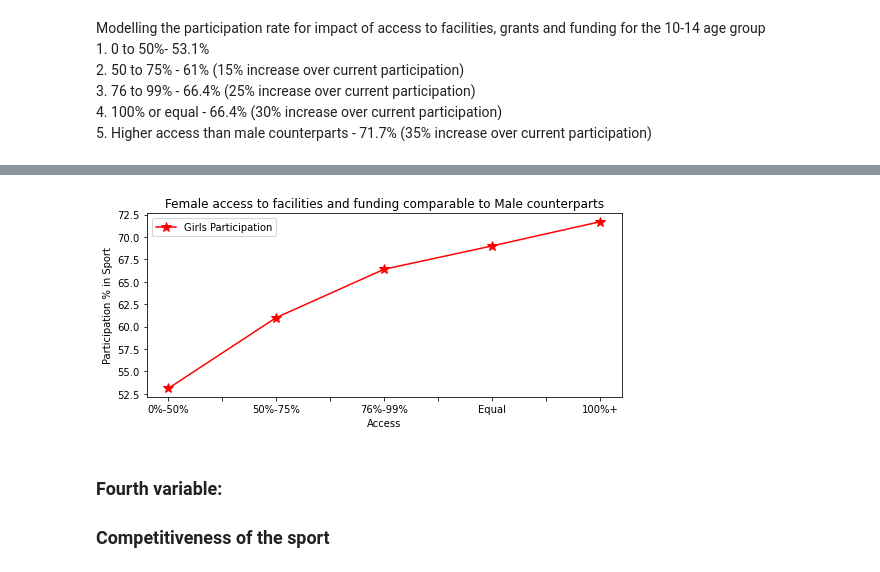
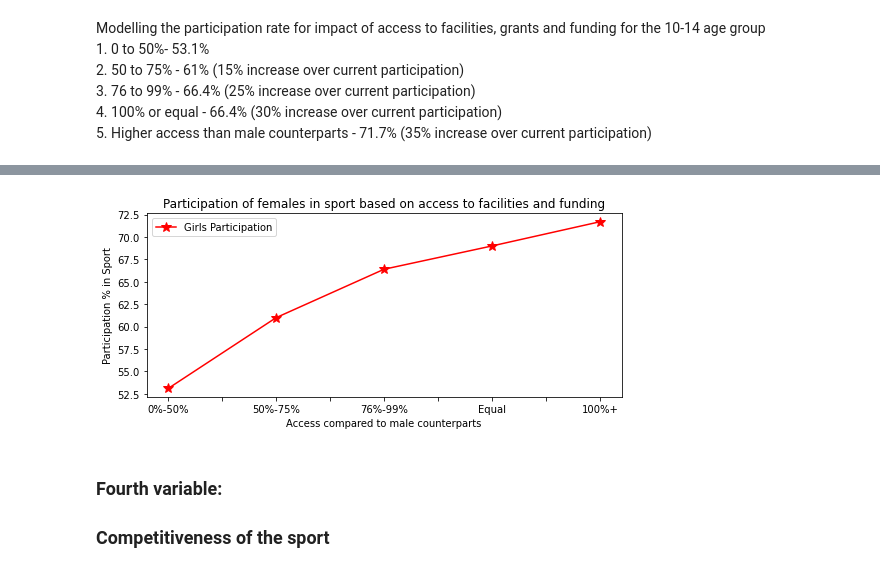
Before and after one commit to Michelleoc/programming-for-data-analysis-project, a Jupyter notebook: project.ipynb, the cells around one changed output, grey strips where cells are left out. Saved outputs shown, nothing was run; the diff lists cells and outputs as text; code cells hidden in the pictures.

```diff
--- a/project.ipynb
+++ b/project.ipynb
@@ -286,6 +302,7 @@ Modelling the participation rate for impact of access to facilities, grants and
     4. 100% or equal - 66.4% (30% increase over current participation)
     5. Higher access than male counterparts - 71.7% (35% increase over current participation)
 # %%
-facilitesfundingdata = { 'Access':['0%-50%','50%-75%','76%-99%','Equal', '100%+'],
+facilitesfundingdata = { 'Access compared to male counterparts':['0%-50%','50%-75%','76%-99%','Equal', '100%+'],
               'Girls Participation':[53.1, 61.0, 66.4, 69, 71.7]}
 dffacilitesfunding = pd.DataFrame(facilitesfundingdata)
+dffacilitesfunding
@@ -301,12 +316,13 @@ dffacilitesfunding
 # %%
+# Plot the participation levels
 plt.rcParams["figure.figsize"] = [7.50, 3.50]
 plt.rcParams["figure.autolayout"] = True
-dffacilitesfunding.plot(x="Access", y='Girls Participation', kind='line', marker='*', color='red', ms=10)
-plt.title('Female access to facilities and funding comparable to Male counterparts')
+dffacilitesfunding.plot(x="Access compared to male counterparts", y='Girls Participation', kind='line', marker='*', color='red', ms=10)
+plt.title('Participation of females in sport based on access to facilities and funding')
 plt.ylabel('Participation % in Sport')
 plt.show()
 # %% [output]
-[figure, old version]
+[figure, new version]
 # %% [markdown]
 ### Fourth variable:<a name="4thvariable"></a>
 ### Competitiveness of the sport
```
Also changed, not shown: parts of 43 cells of this notebook, 6 other files.
